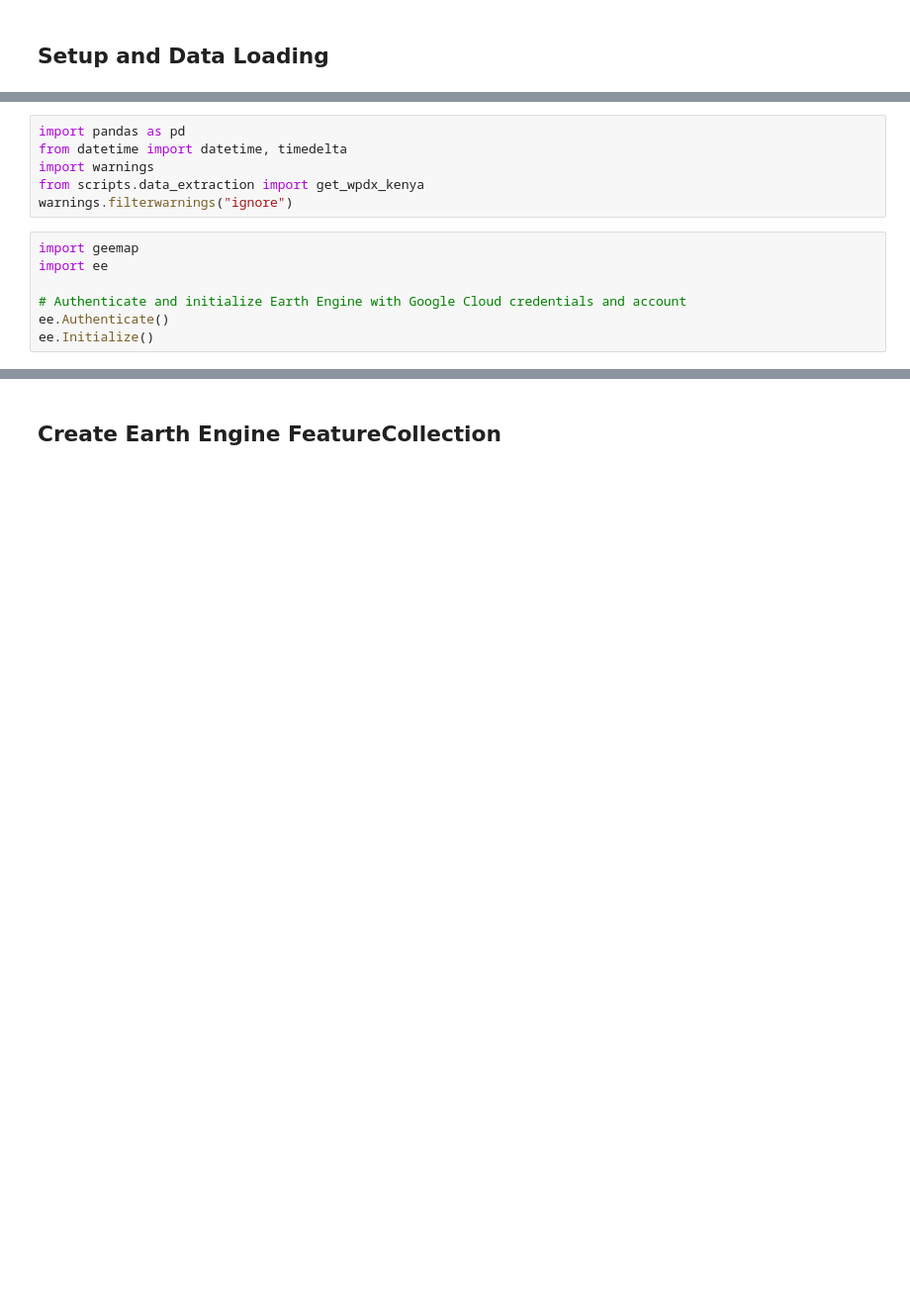
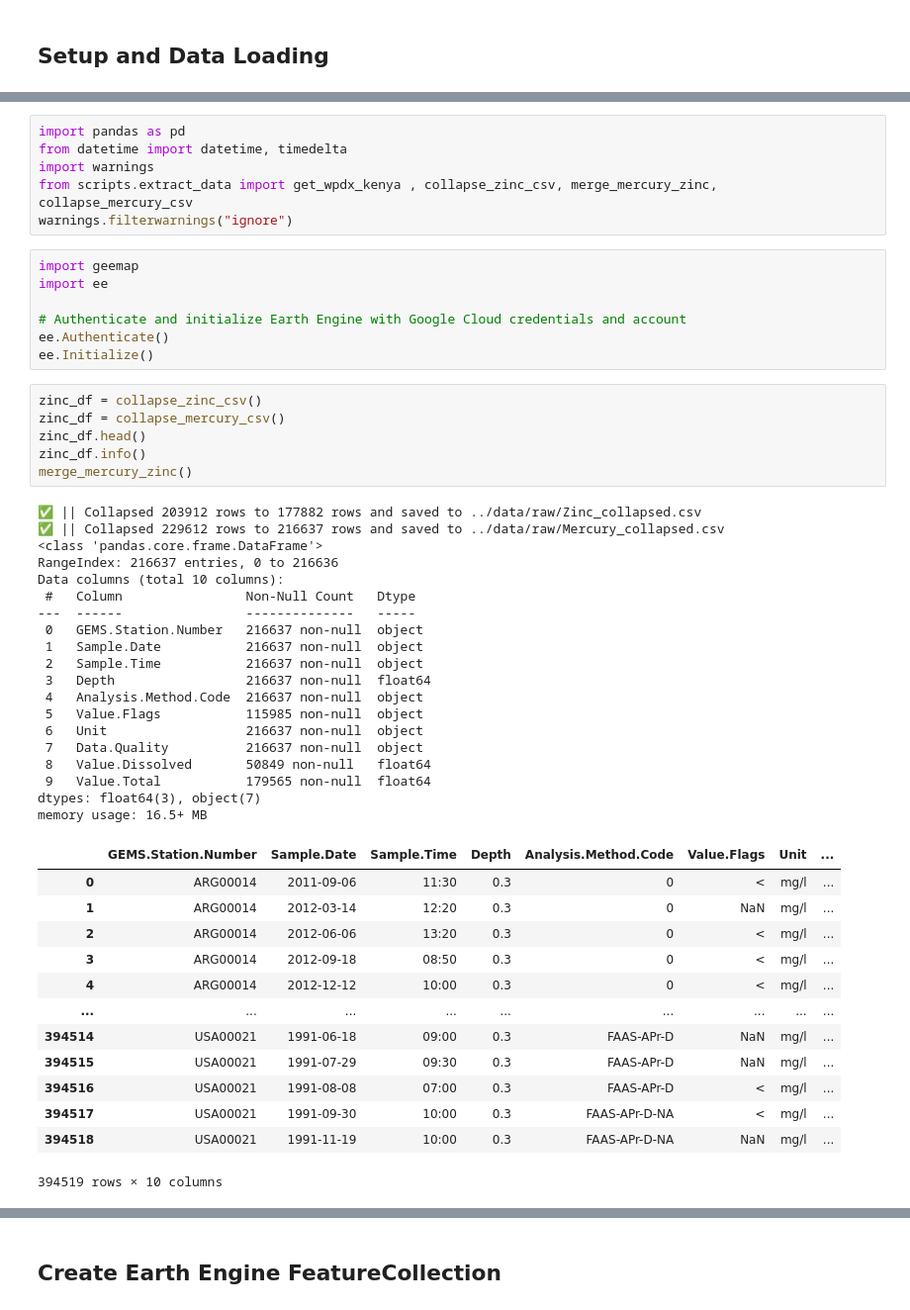
Before and after one commit to lewismwaki/cleanwaterai, a Jupyter notebook: notebooks/lewis.ipynb, the cells around one changed output, grey strips where cells are left out. Shown at 99% size. Saved outputs shown, nothing was run; the diff lists cells and outputs as text; blank space fills up the shorter version.

```diff
--- a/notebooks/lewis.ipynb
+++ b/notebooks/lewis.ipynb
@@ -11,7 +14,7 @@ This notebook collects environmental data at exact water point locations for spa
 import pandas as pd
 from datetime import datetime, timedelta
 import warnings
-from scripts.data_extraction import get_wpdx_kenya
+from scripts.extract_data import get_wpdx_kenya , collapse_zinc_csv, merge_mercury_zinc, collapse_mercury_csv
 warnings.filterwarnings("ignore")
 # %%
 import geemap
@@ -20,6 +23,45 @@ import ee
 # Authenticate and initialize Earth Engine with Google Cloud credentials and account
 ee.Authenticate()
 ee.Initialize()
+# %%
+zinc_df = collapse_zinc_csv()
+zinc_df = collapse_mercury_csv()
+zinc_df.head()
+zinc_df.info()
+merge_mercury_zinc()
+# %% [output]
+✅ || Collapsed 203912 rows to 177882 rows and saved to ../data/raw/Zinc_collapsed.csv
+✅ || Collapsed 229612 rows to 216637 rows and saved to ../data/raw/Mercury_collapsed.csv
+<class 'pandas.core.frame.DataFrame'>
+RangeIndex: 216637 entries, 0 to 216636
+Data columns (total 10 columns):
+ #   Column                Non-Null Count   Dtype
+---  ------                --------------   -----
+ 0   GEMS.Station.Number   216637 non-null  object
+ 1   Sample.Date           216637 non-null  object
+ 2   Sample.Time           216637 non-null  object
+ 3   Depth                 216637 non-null  float64
+ 4   Analysis.Method.Code  216637 non-null  object
+ 5   Value.Flags           115985 non-null  object
+ 6   Unit                  216637 non-null  object
+ 7   Data.Quality          216637 non-null  object
+ 8   Value.Dissolved       50849 non-null   float64
+ 9   Value.Total           179565 non-null  float64
+dtypes: float64(3), object(7)
+memory usage: 16.5+ MB
+|  | GEMS.Station.Number | Sample.Date | Sample.Time | Depth | Analysis.Method.Code | Value.Flags | Unit | ... |
+| 0 | ARG00014 | 2011-09-06 | 11:30 | 0.3 | 0 | < | mg/l | ... |
+| 1 | ARG00014 | 2012-03-14 | 12:20 | 0.3 | 0 | NaN | mg/l | ... |
+| 2 | ARG00014 | 2012-06-06 | 13:20 | 0.3 | 0 | < | mg/l | ... |
+| 3 | ARG00014 | 2012-09-18 | 08:50 | 0.3 | 0 | < | mg/l | ... |
+| 4 | ARG00014 | 2012-12-12 | 10:00 | 0.3 | 0 | < | mg/l | ... |
+| ... | ... | ... | ... | ... | ... | ... | ... | ... |
+| 394514 | USA00021 | 1991-06-18 | 09:00 | 0.3 | FAAS-APr-D | NaN | mg/l | ... |
+| 394515 | USA00021 | 1991-07-29 | 09:30 | 0.3 | FAAS-APr-D | NaN | mg/l | ... |
+| 394516 | USA00021 | 1991-08-08 | 07:00 | 0.3 | FAAS-APr-D | < | mg/l | ... |
+| 394517 | USA00021 | 1991-09-30 | 10:00 | 0.3 | FAAS-APr-D-NA | < | mg/l | ... |
+| 394518 | USA00021 | 1991-11-19 | 10:00 | 0.3 | FAAS-APr-D-NA | NaN | mg/l | ... |
+394519 rows × 10 columns
 # %%
 df_wpdx = get_wpdx_kenya()
 
```
Also changed, not shown: parts of 4 cells of this notebook, 25 other files.
